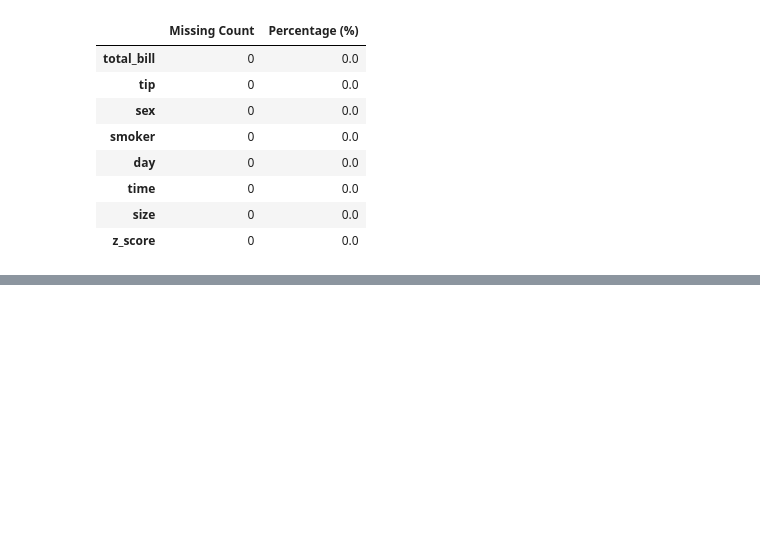
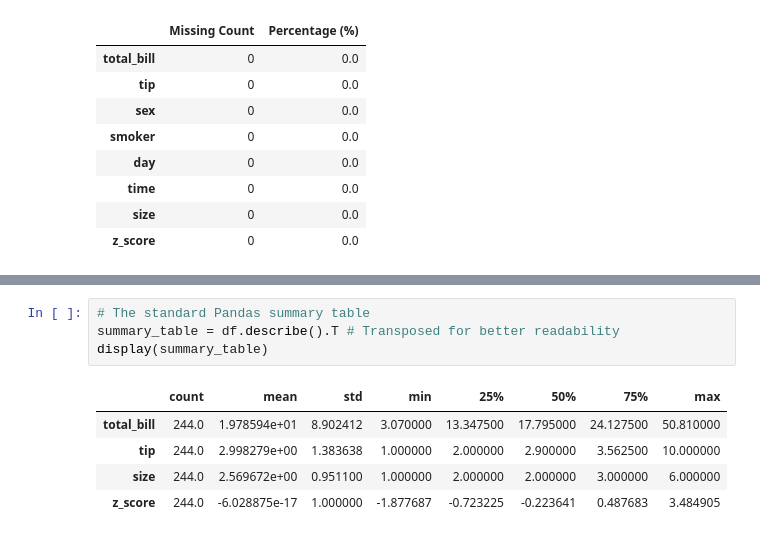
Before and after one commit to alasyariyphysics/stats-repo, a Jupyter notebook: Descriptive_Statistics.ipynb, the cells around one changed output, grey strips where cells are left out. Drawn from its saved outputs; the diff is of its cells as text; blank space fills up the shorter version.

```diff
--- a/Descriptive_Statistics.ipynb
+++ b/Descriptive_Statistics.ipynb
@@ -464,0 +468,10 @@ Missing Data Report:
+# %%
+# The standard Pandas summary table
+summary_table = df.describe().T # Transposed for better readability
+display(summary_table)
+# %% [output]
+|  | count | mean | std | min | 25% | 50% | 75% | max |
+| total_bill | 244.0 | 1.978594e+01 | 8.902412 | 3.070000 | 13.347500 | 17.795000 | 24.127500 | 50.810000 |
+| tip | 244.0 | 2.998279e+00 | 1.383638 | 1.000000 | 2.000000 | 2.900000 | 3.562500 | 10.000000 |
+| size | 244.0 | 2.569672e+00 | 0.951100 | 1.000000 | 2.000000 | 2.000000 | 3.000000 | 6.000000 |
+| z_score | 244.0 | -6.028875e-17 | 1.000000 | -1.877687 | -0.723225 | -0.223641 | 0.487683 | 3.484905 |
```
Also changed, not shown: parts of 5 cells of this notebook.
